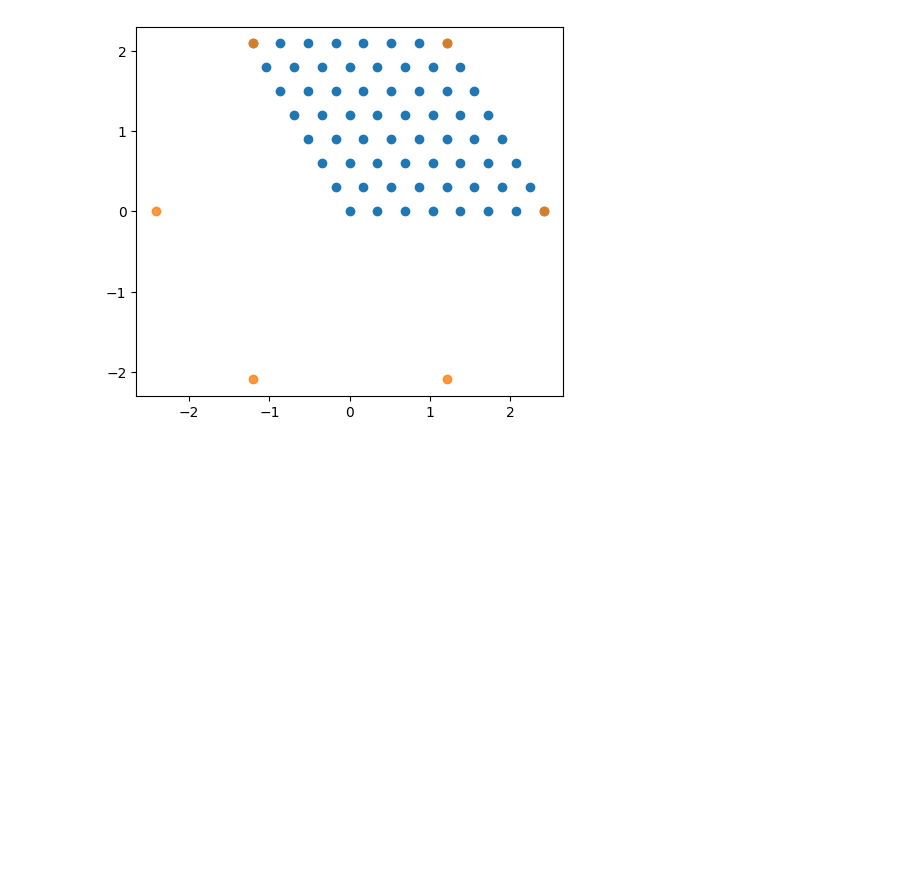
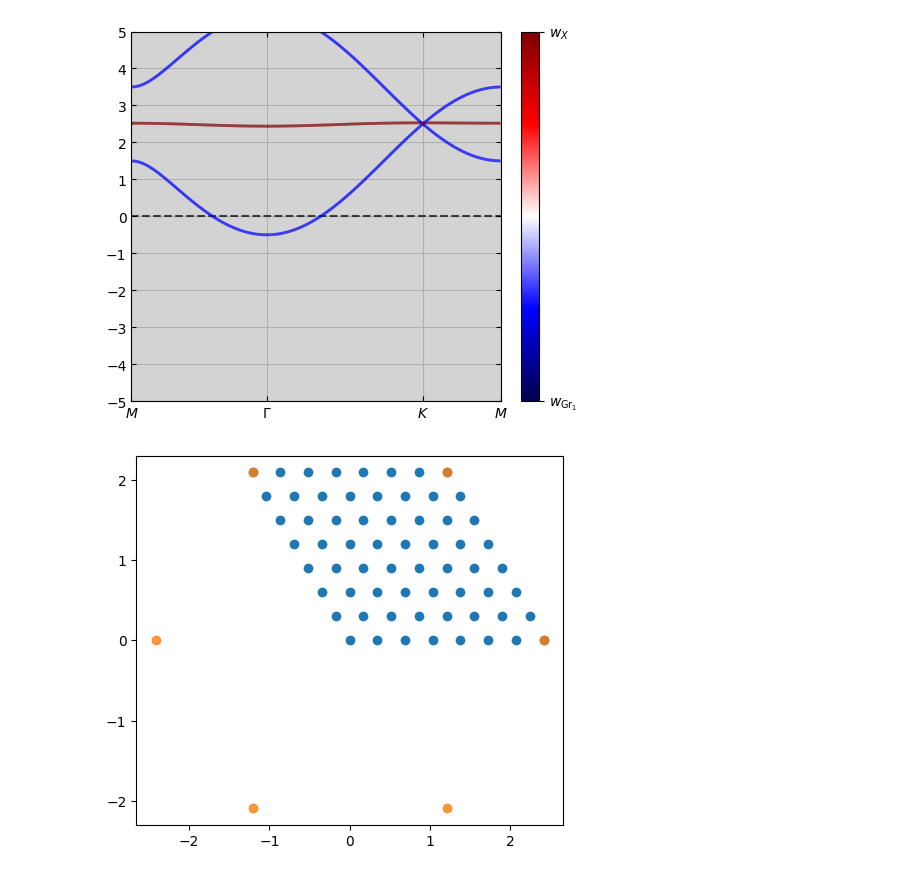
Before and after one commit to Ruberhauptmann/quant-met, a Jupyter notebook: plot_BCS_bandstructure.ipynb, the cells around one changed output. Saved outputs shown, nothing was run; the diff lists cells and outputs as text; code cells hidden in the pictures; blank space fills up the shorter version.

```diff
--- a/plot_BCS_bandstructure.ipynb
+++ b/plot_BCS_bandstructure.ipynb
@@ -28,3 +30,13 @@ BZ_path_plot = plotting.plot_into_bz(all_K_points, whole_path)
+# %%
+fig = plotting.plot_nonint_bandstructure(
+    bands=band_structure[['band_0', 'band_1', 'band_2']].to_numpy().T,
+    overlaps=band_structure[['wx_0', 'wx_1', 'wx_2']].to_numpy().T,
+    k_point_list=band_path_plot,
+    labels=labels,
+    ticks=ticks
+)
+# %% [output]
+[figure, added]
 # %%
 BZ_grid = find_fixpoint.generate_k_space_grid(8, 8, all_K_points[1], all_K_points[5])
 
```
Also changed, not shown: parts of 6 cells of this notebook, 9 other files.
